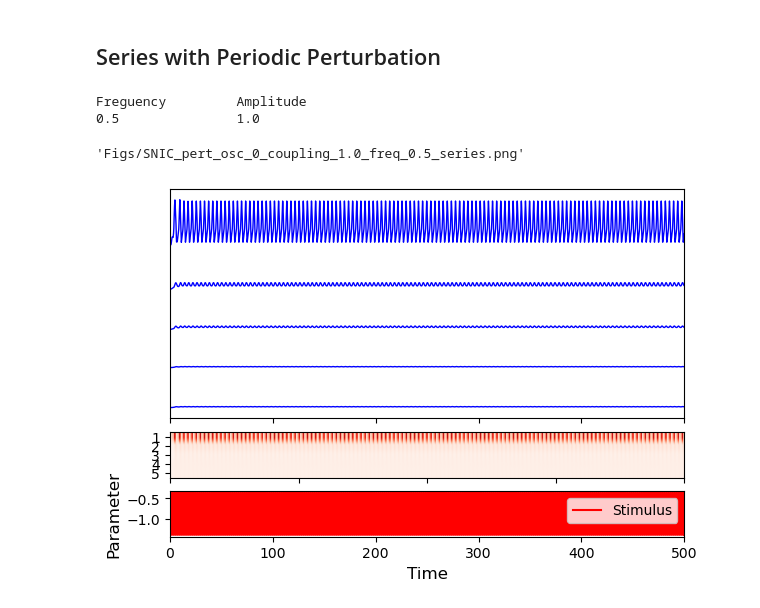
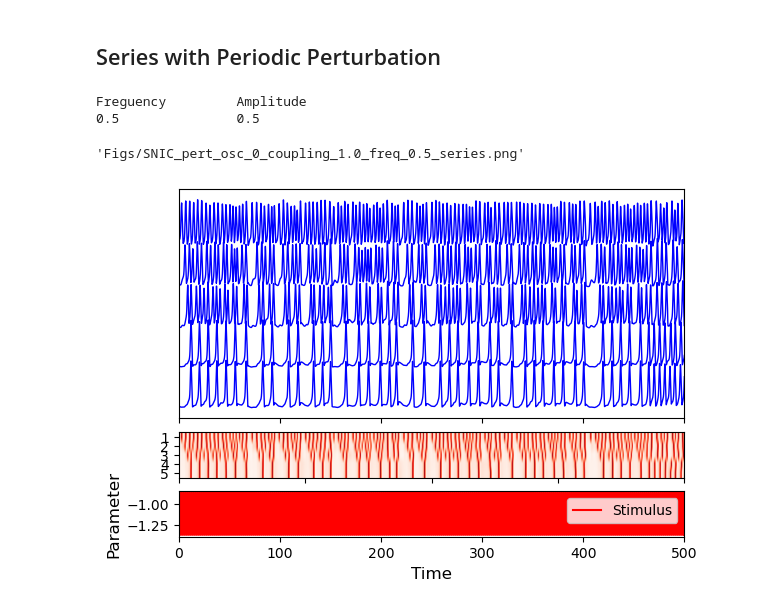
Before and after one commit to nikhita-bhatt/Non-Linear-Resonance-Manuscript, a Jupyter notebook: 2024.09.17_Nosc_SNIC_new_function.ipynb, the cells around one changed output. Cells and saved outputs as stored; diff of their text form; code cells hidden in the pictures.

```diff
--- a/2024.09.17_Nosc_SNIC_new_function.ipynb
+++ b/2024.09.17_Nosc_SNIC_new_function.ipynb
@@ -992,16 +992,16 @@ array([-1.37001424, -1.36998736, -1.37000871, -1.37000259, -1.37000075])
 pert_osc = 0
 
 # Stop time
-time_stop_s   = 300
+time_stop_s   = 200
 time_steps_s  = time_stop_s*sr
 time_s        = linspace(start=0, stop=time_stop_s, num=time_steps_s)
 
-resolution_freq, resolution_amp = 5, 5
+resolution_freq, resolution_amp = 30, 30
 # resolution_freq, resolution_amp = 30, 1
 
-freq_min, freq_max = 0.5, 1.0
+freq_min, freq_max = 0.1, 1.0
 
-pulse_amplit_min, pulse_amplit_max = 0.2, 0.6
+pulse_amplit_min, pulse_amplit_max = 0.1, 0.6
 
 pulse_freqs  = linspace(freq_min, freq_max, resolution_freq)
 pulse_amplis  = linspace(pulse_amplit_max, pulse_amplit_min, resolution_amp)
@@ -1274,10 +1274,9 @@ for index in arange(N):
 
 # Pulse protocol (other parameters as above)
 pulse_freq      = 0.5
-pulse_amplitude = 1.0
+pulse_amplitude = 0.5
 
 # pulse_freq, pulse_amplitude = best_stim_params[pert_osc][0], best_stim_params[pert_osc][1]
-
 
 time_stop_s  = 500
 time_steps_s = time_stop_s*sr
@@ -1285,7 +1284,6 @@ time_s       = linspace(start=0, stop=time_stop_s, num=time_steps_s)
 
 
 if pert_osc == 0:
-
 
     pulse = pulse_amplitude*ss.rect(mod(time_s, 1/pulse_freq)-(1/pulse_freq)/2-pulse_width/2, pulse_width)
 
@@ -1325,32 +1323,32 @@ ax1.margins(x=0)
 
 ax2 = fig.add_subplot(gs[6])
 
 ax2.plot(time_s, h_ex_p, c='r', label='Stimulus')
 ax2.legend()
 ax2.set_ylabel('Parameter', fontsize=12)
 ax2.margins(x=0)
 ax2.set_xlabel('Time', fontsize=12)
 
 
 ax3 = fig.add_subplot(gs[5])
 
 ax3.imshow(plot_data.T, aspect='auto', cmap='Reds', interpolation='hermite', vmax=5);
 
 ax3.set_yticks(arange(N))
 ax3.set_yticklabels(arange(N)+1)
 ax3.set_xticks(linspace(1, plot_data.shape[0], N))
 ax3.set_xticklabels(linspace(-10, 50, N))
 
 ax3.set_xticklabels([])
 
 print(around(pulse_freq, 2), '             ', pulse_amplitude)
 
 title_chars = 'Figs/SNIC_pert_osc_' + str(pert_osc) + '_coupling_'+ str(coupling_strength) + '_freq_' + str(pulse_freq) + '_series.png'
 
 # fig.savefig(title_chars, format='png')
 title_chars
 # %% [output]
 Freguency         Amplitude
-0.5               1.0
+0.5               0.5
 'Figs/SNIC_pert_osc_0_coupling_1.0_freq_0.5_series.png'
-[figure, old version]
+[figure, new version]
```
Also changed, not shown: parts of 4 cells of this notebook, 5 other files.
